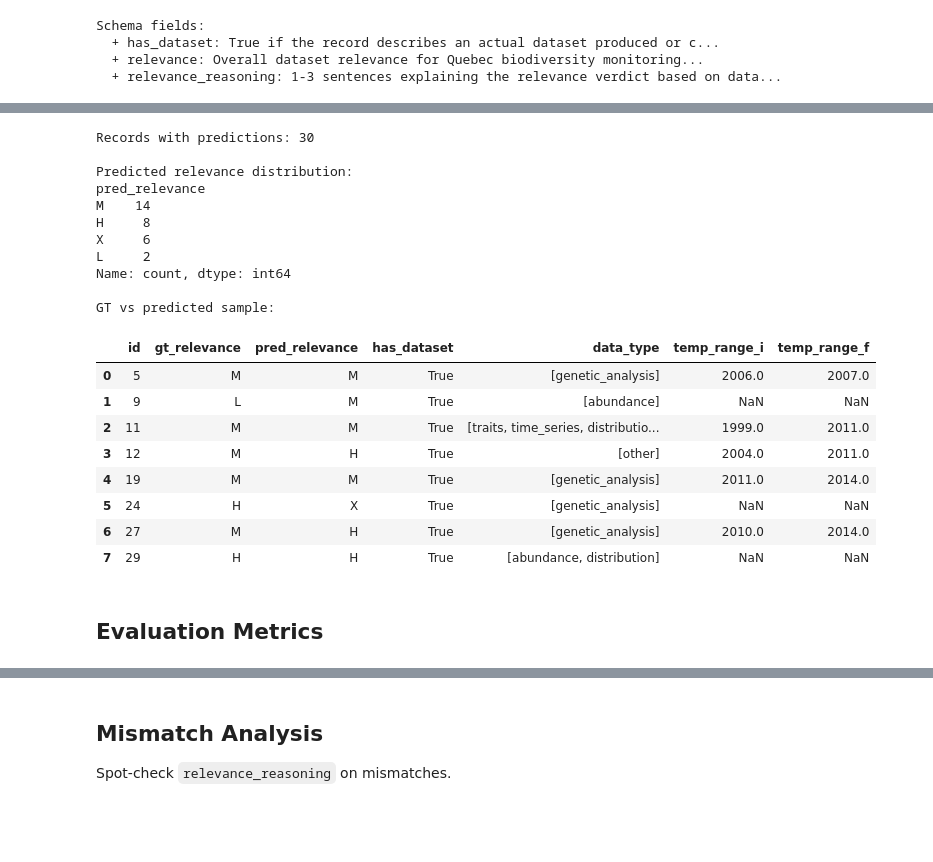
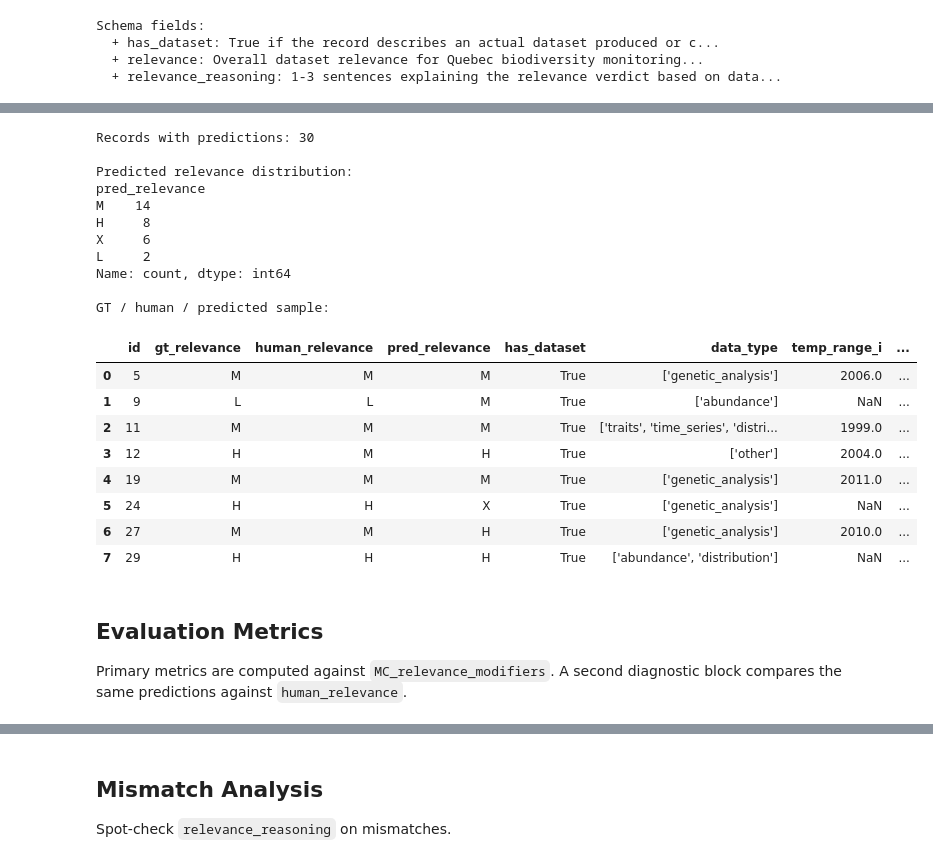
Before and after one commit to BiodiversiteQuebec/llm_metadata, a Jupyter notebook: notebooks/relevance_llm_direct.ipynb, the cells around one changed output, grey strips where cells are left out. Cells and saved outputs as stored; diff of their text form; code cells hidden in the pictures; blank space fills up the shorter version.

```diff
--- a/notebooks/relevance_llm_direct.ipynb
+++ b/notebooks/relevance_llm_direct.ipynb
@@ -149,29 +179,24 @@ MODEL = "gpt-5-mini"
 REASONING = {"effort": "low"}
 MAX_OUTPUT_TOKENS = 4096
 
-memory = Memory("../cache", verbose=0)
+CACHE_DIR = Path("cache/relevance_llm_direct")
+CACHE_DIR.mkdir(parents=True, exist_ok=True)
+memory = Memory(str(CACHE_DIR), verbose=0)
 
-# Schema hash for cache key stability
 SCHEMA_HASH = hashlib.md5(
     json.dumps(DatasetFeaturesWithRelevance.model_json_schema(), sort_keys=True).encode()
 ).hexdigest()[:8]
 
 print(f"Model: {MODEL}")
 print(f"Schema hash: {SCHEMA_HASH}")
-print(f"Cache dir: ../cache")
-
-
-@memory.cache
-def _extract_with_relevance_cached(cache_key: str) -> dict:
-    """Cached extraction — cache_key encodes record_id + model + schema_hash + text hash."""
-    # cache_key is just for joblib identity; actual params passed separately
-    raise RuntimeError("Should not call _extract_with_relevance_cached directly — use extract_record()")
+print(f"Prompt hash: {PROMPT_HASH}")
+print(f"Cache dir: {CACHE_DIR}")
 
 
 def extract_record(record_id: str, text: str) -> dict:
     """Extract features + relevance for one record, with joblib caching."""
     text_hash = hashlib.md5(text.encode()).hexdigest()[:8]
-    cache_key = f"{record_id}|{MODEL}|{SCHEMA_HASH}|{text_hash}"
+    cache_key = f"{record_id}|{MODEL}|{SCHEMA_HASH}|{PROMPT_HASH}|{text_hash}"
 
     @memory.cache
     def _call(ck: str) -> dict:
@@ -263,35 +311,49 @@ Errors:  0
 # %%
 results_df = pd.DataFrame(results)
 results_df = results_df[results_df["pred_relevance"].notna()].copy()
 
 print(f"Records with predictions: {len(results_df)}")
 print("\nPredicted relevance distribution:")
 print(results_df["pred_relevance"].value_counts())
-print("\nGT vs predicted sample:")
-results_df[["id", "gt_relevance", "pred_relevance", "has_dataset", "data_type", "temp_range_i", "temp_range_f"]].head(8)
+print("\nGT / human / predicted sample:")
+sample_cols = [
+    "id",
+    "gt_relevance",
+    "human_relevance",
+    "pred_relevance",
+    "has_dataset",
+    "data_type",
+    "temp_range_i",
+    "temp_range_f",
+]
+sample_cols = [col for col in sample_cols if col in results_df.columns]
+results_df[sample_cols].head(8) if sample_cols else results_df.head(8)
 # %% [output]
 Records with predictions: 30
 
 Predicted relevance distribution:
 pred_relevance
 M    14
 H     8
 X     6
 L     2
 Name: count, dtype: int64
 
-GT vs predicted sample:
+GT / human / predicted sample:
-|  | id | gt_relevance | pred_relevance | has_dataset | data_type | temp_range_i | temp_range_f |
-| 0 | 5 | M | M | True | [genetic_analysis] | 2006.0 | 2007.0 |
-| 1 | 9 | L | M | True | [abundance] | NaN | NaN |
-| 2 | 11 | M | M | True | [traits, time_series, distributio... | 1999.0 | 2011.0 |
-| 3 | 12 | M | H | True | [other] | 2004.0 | 2011.0 |
-| 4 | 19 | M | M | True | [genetic_analysis] | 2011.0 | 2014.0 |
-| 5 | 24 | H | X | True | [genetic_analysis] | NaN | NaN |
-| 6 | 27 | M | H | True | [genetic_analysis] | 2010.0 | 2014.0 |
-| 7 | 29 | H | H | True | [abundance, distribution] | NaN | NaN |
+|  | id | gt_relevance | human_relevance | pred_relevance | has_dataset | data_type | temp_range_i | ... |
+| 0 | 5 | M | M | M | True | ['genetic_analysis'] | 2006.0 | ... |
+| 1 | 9 | L | L | M | True | ['abundance'] | NaN | ... |
+| 2 | 11 | M | M | M | True | ['traits', 'time_series', 'distri... | 1999.0 | ... |
+| 3 | 12 | H | M | H | True | ['other'] | 2004.0 | ... |
+| 4 | 19 | M | M | M | True | ['genetic_analysis'] | 2011.0 | ... |
+| 5 | 24 | H | H | X | True | ['genetic_analysis'] | NaN | ... |
+| 6 | 27 | M | M | H | True | ['genetic_analysis'] | 2010.0 | ... |
+| 7 | 29 | H | H | H | True | ['abundance', 'distribution'] | NaN | ... |
 # %% [markdown]
 ## Evaluation Metrics
+
+Primary metrics are computed against `MC_relevance_modifiers`.
+A second diagnostic block compares the same predictions against `human_relevance`.
 # %%
 labels = ["H", "M", "L", "X"]
 
```
Also changed, not shown: parts of 13 cells of this notebook, 9 other files.
